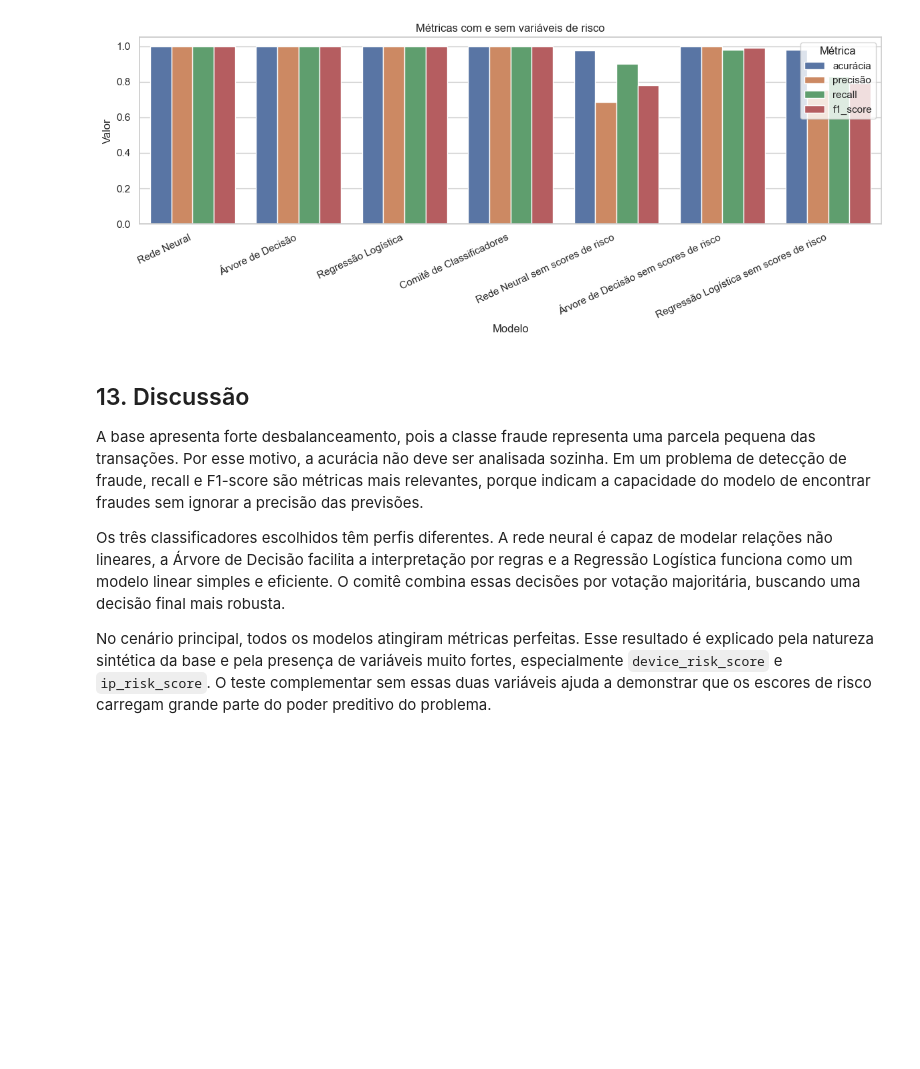
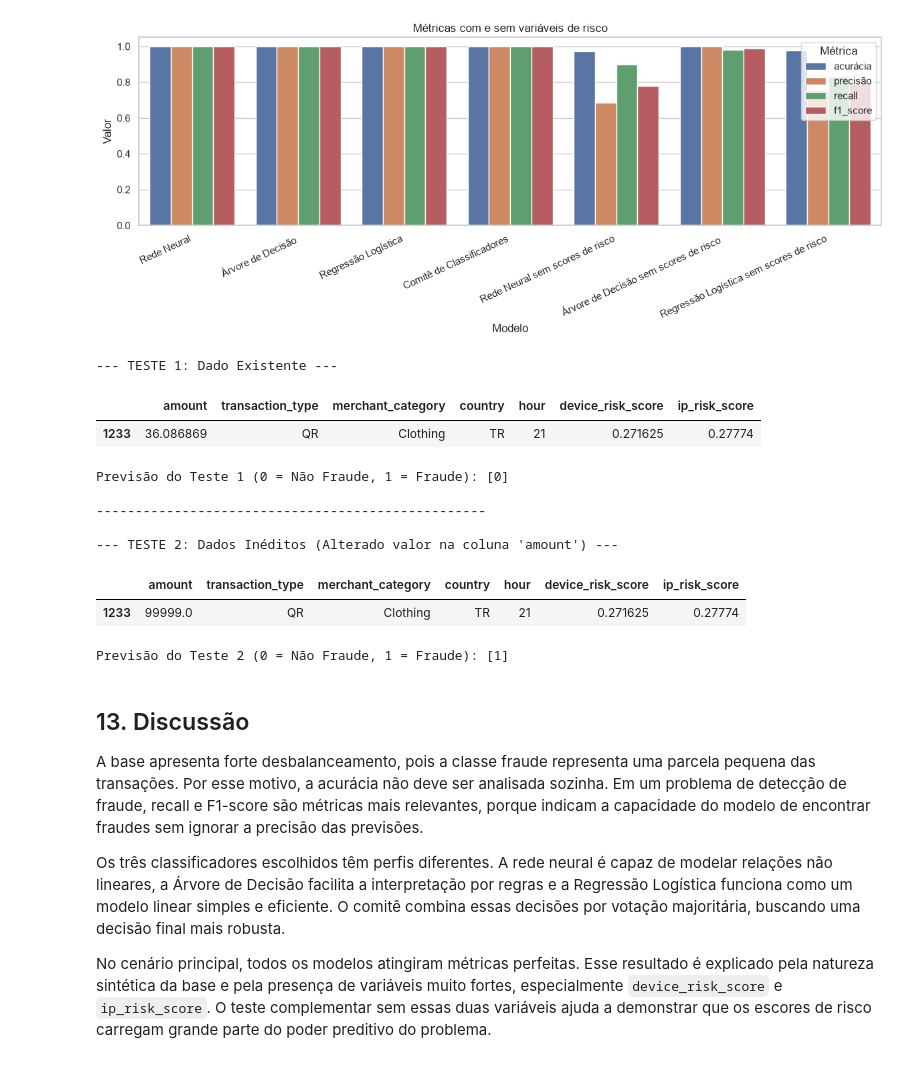
Before and after one commit to Lapenha/A3_IA_USJT_2026, a Jupyter notebook: A3_classifier_committee.ipynb, the cells around one changed output. Cells and saved outputs as stored; diff of their text form; code cells hidden in the pictures; blank space fills up the shorter version.

```diff
--- a/A3_classifier_committee.ipynb
+++ b/A3_classifier_committee.ipynb
@@ -667,6 +671,52 @@ plt.tight_layout()
 plt.show()
 # %% [output]
 [figure]
+# %%
+import pandas as pd
+
+# --- EXECUÇÃO DO TESTE 1: Dado Existente ---
+# 1. Pega a primeira linha de X_test (com os textos originais)
+dataset_teste_1 = X_test.iloc[[0]].copy()
+
+print("--- TESTE 1: Dado Existente ---")
+display(dataset_teste_1)
+
+# 2. Transforma o texto em número usando o seu preprocessor original
+dados_processados_1 = preprocessor.transform(dataset_teste_1)
+
+# 3. Faz a previsão usando o seu comitê (committee)
+resultado_1 = committee.predict(dados_processados_1)
+print(f"Previsão do Teste 1 (0 = Não Fraude, 1 = Fraude): {resultado_1}\n")
+print("-" * 50)
+
+
+# --- EXECUÇÃO DO TESTE 2: Dados Inéditos ---
+# 1. Cria o dado inédito alterando o valor da primeira coluna
+dataset_teste_2 = X_test.iloc[[0]].copy()
+primeira_coluna = dataset_teste_2.columns[0]
+dataset_teste_2[primeira_coluna] = [99999.0]
+
+print(f"\n--- TESTE 2: Dados Inéditos (Alterado valor na coluna '{primeira_coluna}') ---")
+display(dataset_teste_2)
+
+# 2. Passa o dado inédito também pelo preprocessor
+dados_processados_2 = preprocessor.transform(dataset_teste_2)
+
+# 3. Faz a previsão com o comitê
+resultado_2 = committee.predict(dados_processados_2)
+print(f"Previsão do Teste 2 (0 = Não Fraude, 1 = Fraude): {resultado_2}")
+# %% [output]
+--- TESTE 1: Dado Existente ---
+|  | amount | transaction_type | merchant_category | country | hour | device_risk_score | ip_risk_score |
+| 1233 | 36.086869 | QR | Clothing | TR | 21 | 0.271625 | 0.27774 |
+Previsão do Teste 1 (0 = Não Fraude, 1 = Fraude): [0]
+
+--------------------------------------------------
+
+--- TESTE 2: Dados Inéditos (Alterado valor na coluna 'amount') ---
+|  | amount | transaction_type | merchant_category | country | hour | device_risk_score | ip_risk_score |
+| 1233 | 99999.0 | QR | Clothing | TR | 21 | 0.271625 | 0.27774 |
+Previsão do Teste 2 (0 = Não Fraude, 1 = Fraude): [1]
 # %% [markdown]
 ## 13. Discussão
 
```
Also changed, not shown: parts of 5 cells of this notebook.
